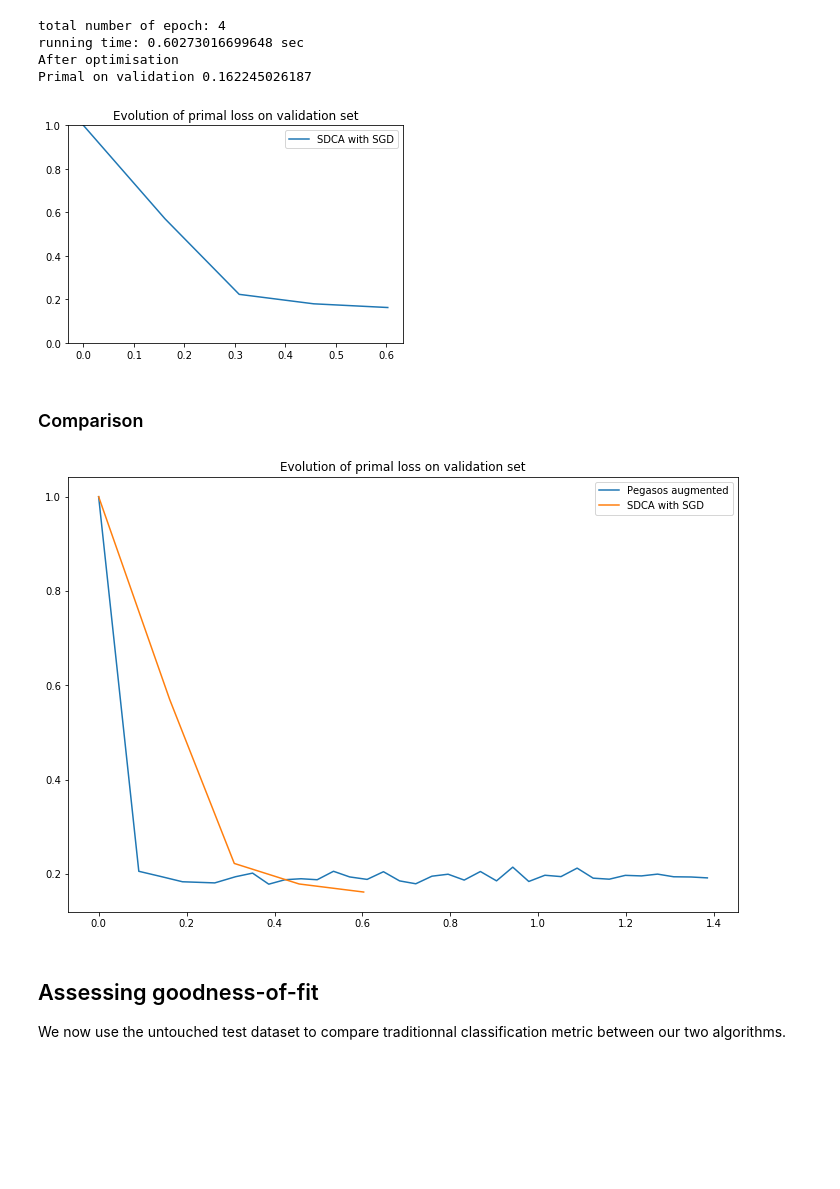
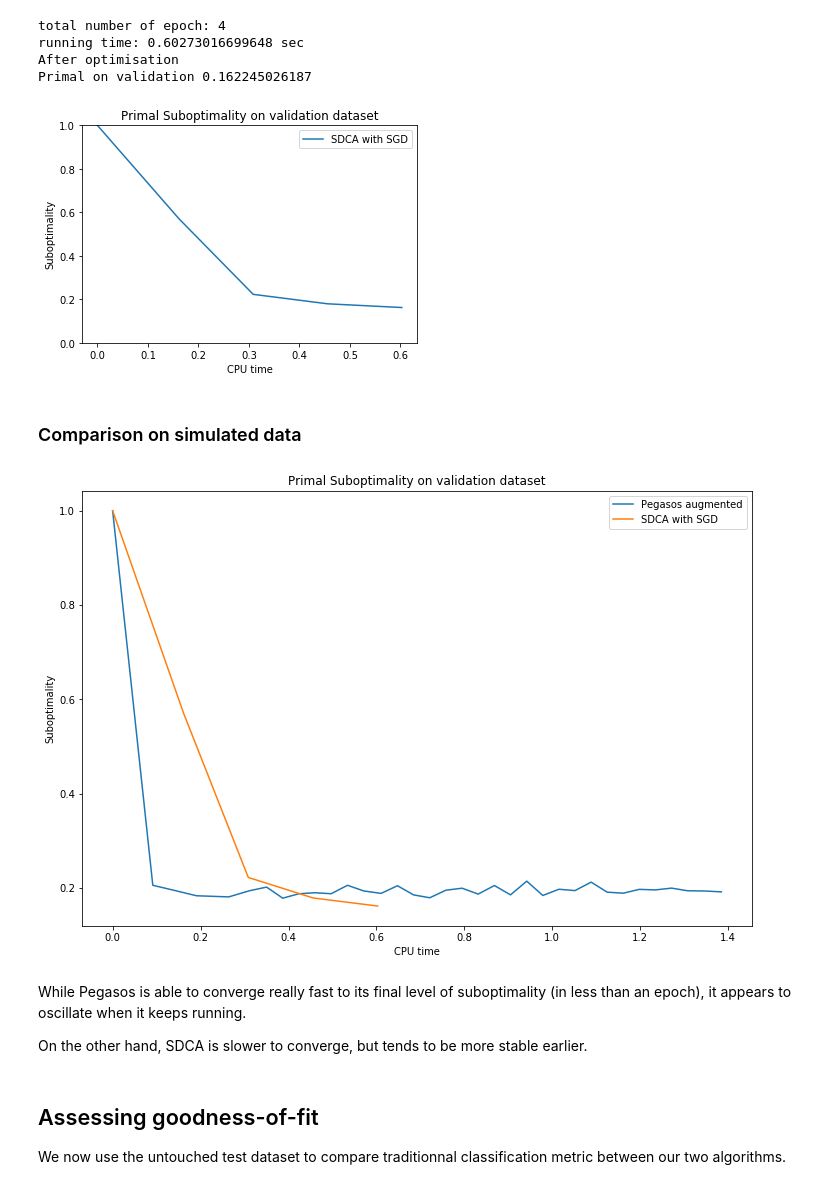
Before and after one commit to gauthier-schweitzer/soadml, a Jupyter notebook: Projet_final.ipynb, the cells around one changed output. Saved outputs shown, nothing was run; the diff lists cells and outputs as text; code cells hidden in the pictures; blank space fills up the shorter version.

```diff
--- a/Projet_final.ipynb
+++ b/Projet_final.ipynb
@@ -1032,22 +997,30 @@ Primal on validation 0.162245026187
 # %%
 plt.plot(np.cumsum(result_sdca.timelaps),result_sdca.primal_loss_track, label = "SDCA with SGD")
 plt.ylim((0,1))
 plt.legend()
-plt.title("Evolution of primal loss on validation set")
+plt.ylabel("Suboptimality")
+plt.xlabel("CPU time")
+plt.title("Primal Suboptimality on validation dataset")
 plt.show()
 # %% [output]
-[figure, old version]
+[figure, new version]
 # %% [markdown]
-### Comparison
+### Comparison on simulated data
 # %%
 plt.figure(figsize=(12,8))
 plt.plot(np.cumsum(result_peg.rtime),result_peg.primal_val, label = "Pegasos augmented")
 plt.plot(np.cumsum(result_sdca.timelaps),result_sdca.primal_loss_track, label = "SDCA with SGD")
 plt.legend()
-plt.title("Evolution of primal loss on validation set")
+plt.ylabel("Suboptimality")
+plt.xlabel("CPU time")
+plt.title("Primal Suboptimality on validation dataset")
 plt.show()
 # %% [output]
-[figure, old version]
+[figure, new version]
+# %% [markdown]
+While Pegasos is able to converge really fast to its final level of suboptimality (in less than an epoch), it appears to oscillate when it keeps running.
+
+On the other hand, SDCA is slower to converge, but tends to be more stable earlier.
 # %% [markdown]
 ## Assessing goodness-of-fit
 We now use the untouched test dataset to compare traditionnal classification metric between our two algorithms.
```
Also changed, not shown: parts of 32 cells of this notebook.
